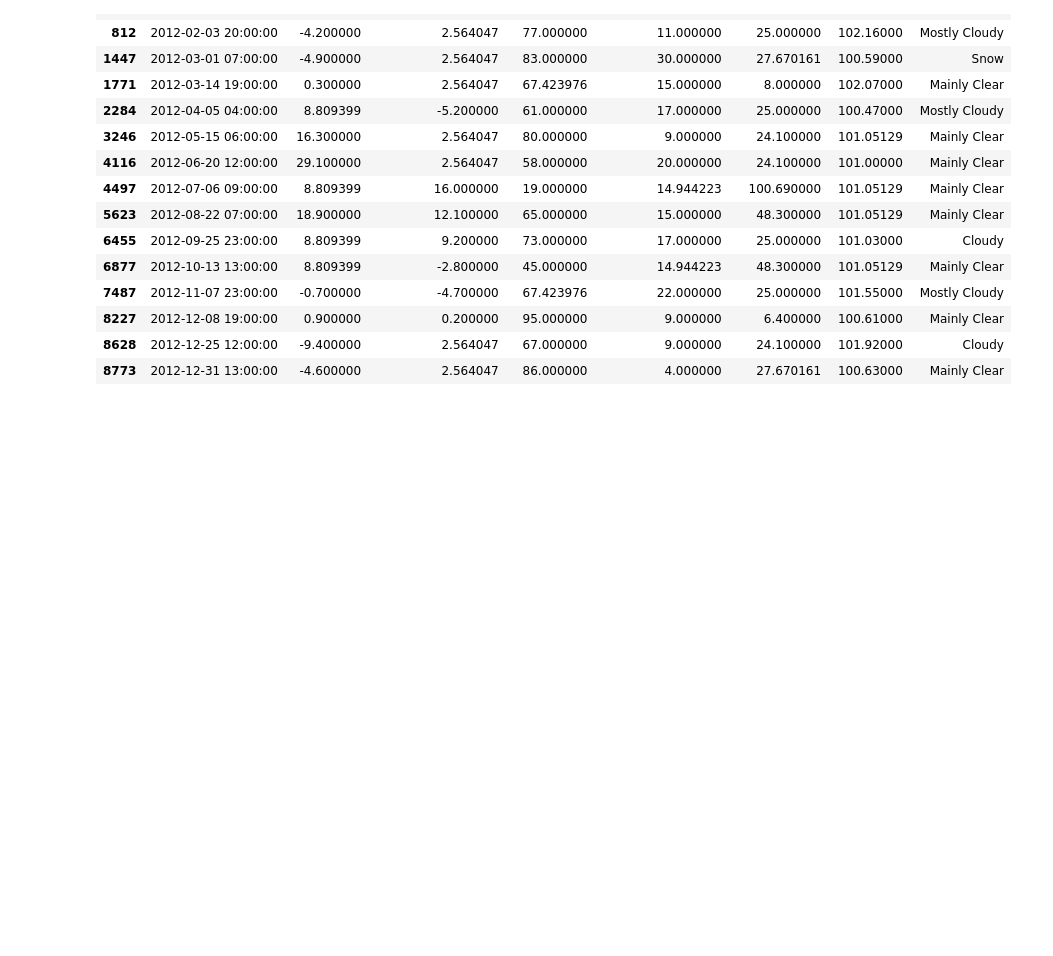
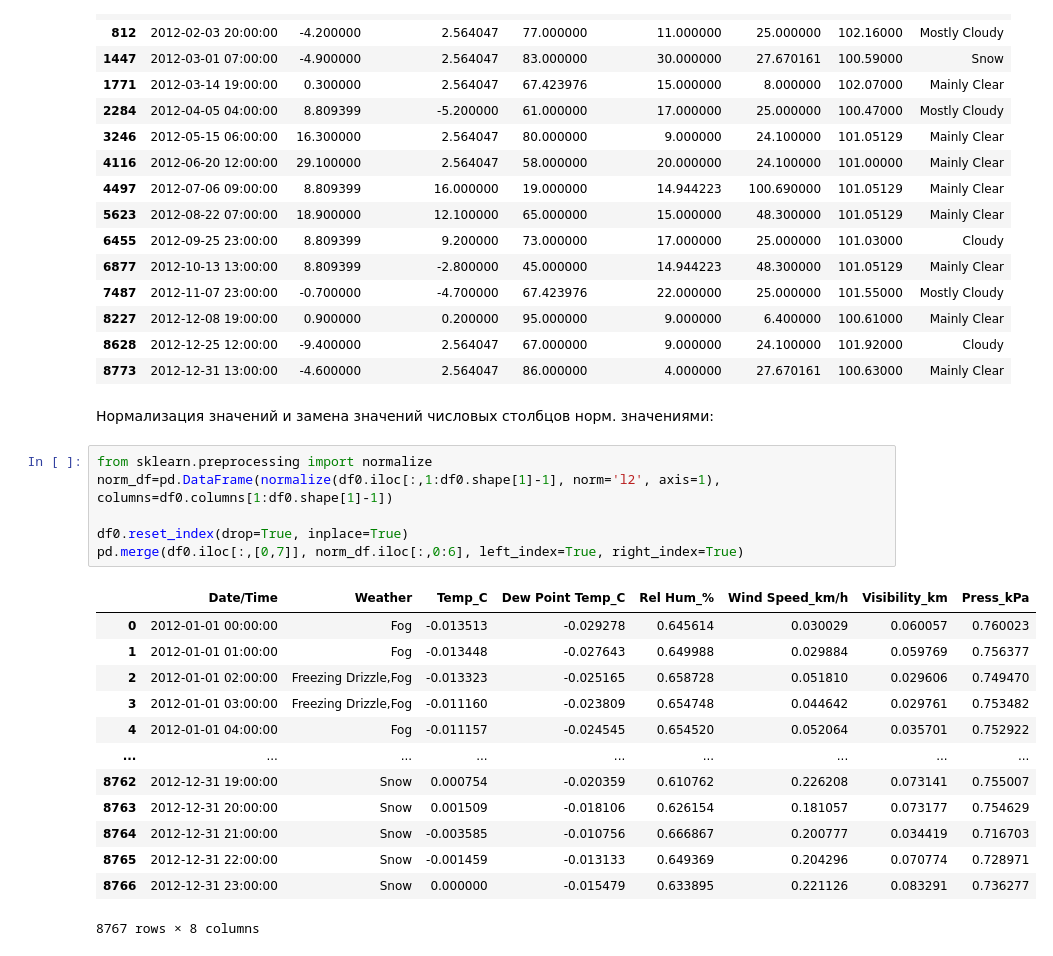
Before and after one commit to qitinnstud/myfirstexperience, a Jupyter notebook: For_homework3.ipynb, the cells around one changed output. Saved outputs shown, nothing was run; the diff lists cells and outputs as text; blank space fills up the shorter version.

```diff
--- a/For_homework3.ipynb
+++ b/For_homework3.ipynb
@@ -275,3 +254,25 @@ del_r.fillna(ser_m)
 | 8227 | 2012-12-08 19:00:00 | 0.900000 | 0.200000 | 95.000000 | 9.000000 | 6.400000 | 100.61000 | Mainly Clear |
 | 8628 | 2012-12-25 12:00:00 | -9.400000 | 2.564047 | 67.000000 | 9.000000 | 24.100000 | 101.92000 | Cloudy |
 | 8773 | 2012-12-31 13:00:00 | -4.600000 | 2.564047 | 86.000000 | 4.000000 | 27.670161 | 100.63000 | Mainly Clear |
+# %% [markdown]
+Нормализация значений и замена значений числовых столбцов норм. значениями:
+# %%
+from sklearn.preprocessing import normalize
+norm_df=pd.DataFrame(normalize(df0.iloc[:,1:df0.shape[1]-1], norm='l2', axis=1), columns=df0.columns[1:df0.shape[1]-1])
+
+df0.reset_index(drop=True, inplace=True)
+pd.merge(df0.iloc[:,[0,7]], norm_df.iloc[:,0:6], left_index=True, right_index=True)
+# %% [output]
+|  | Date/Time | Weather | Temp_C | Dew Point Temp_C | Rel Hum_% | Wind Speed_km/h | Visibility_km | Press_kPa |
+| 0 | 2012-01-01 00:00:00 | Fog | -0.013513 | -0.029278 | 0.645614 | 0.030029 | 0.060057 | 0.760023 |
+| 1 | 2012-01-01 01:00:00 | Fog | -0.013448 | -0.027643 | 0.649988 | 0.029884 | 0.059769 | 0.756377 |
+| 2 | 2012-01-01 02:00:00 | Freezing Drizzle,Fog | -0.013323 | -0.025165 | 0.658728 | 0.051810 | 0.029606 | 0.749470 |
+| 3 | 2012-01-01 03:00:00 | Freezing Drizzle,Fog | -0.011160 | -0.023809 | 0.654748 | 0.044642 | 0.029761 | 0.753482 |
+| 4 | 2012-01-01 04:00:00 | Fog | -0.011157 | -0.024545 | 0.654520 | 0.052064 | 0.035701 | 0.752922 |
+| ... | ... | ... | ... | ... | ... | ... | ... | ... |
+| 8762 | 2012-12-31 19:00:00 | Snow | 0.000754 | -0.020359 | 0.610762 | 0.226208 | 0.073141 | 0.755007 |
+| 8763 | 2012-12-31 20:00:00 | Snow | 0.001509 | -0.018106 | 0.626154 | 0.181057 | 0.073177 | 0.754629 |
+| 8764 | 2012-12-31 21:00:00 | Snow | -0.003585 | -0.010756 | 0.666867 | 0.200777 | 0.034419 | 0.716703 |
+| 8765 | 2012-12-31 22:00:00 | Snow | -0.001459 | -0.013133 | 0.649369 | 0.204296 | 0.070774 | 0.728971 |
+| 8766 | 2012-12-31 23:00:00 | Snow | 0.000000 | -0.015479 | 0.633895 | 0.221126 | 0.083291 | 0.736277 |
+8767 rows × 8 columns
```
Also changed, not shown: parts of 16 cells of this notebook.
